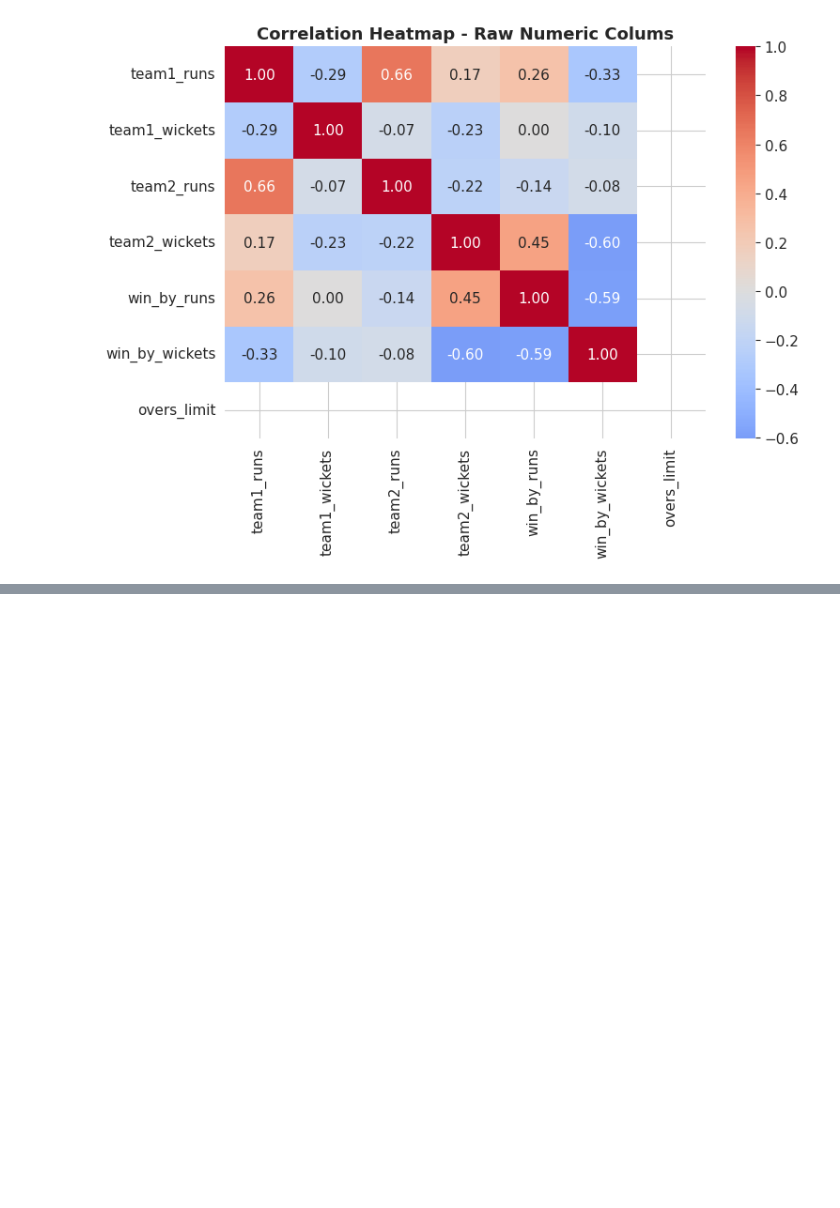
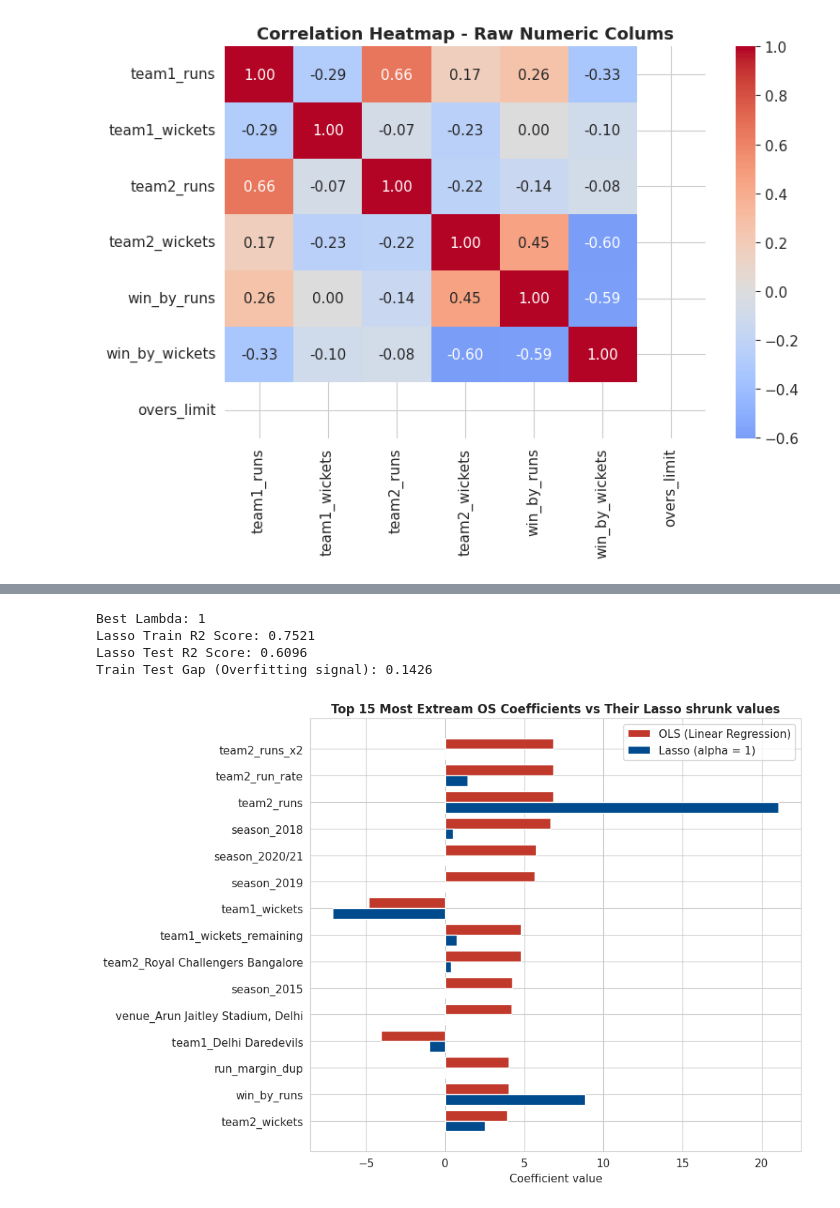
Before and after one commit to BhaveshJoshi934/RTR2020, a Jupyter notebook: LassoRegression.ipynb, the cells around one changed output, grey strips where cells are left out. Cells and saved outputs as stored; diff of their text form; code cells hidden in the pictures; blank space fills up the shorter version.

```diff
--- a/LassoRegression.ipynb
+++ b/LassoRegression.ipynb
@@ -83,0 +166,48 @@ plt.show()
+# %%
+lasso_best = Lasso(alpha=1)
+lasso_best.fit(X_train_s, y_train)
+
+lasso_train_r2 = r2_score(y_train, lasso_best.predict(X_train_s))
+lasso_test_r2 = r2_score(y_test, lasso_best.predict(X_test_s))
+lasso_gap = lasso_train_r2 - lasso_test_r2
+
+print(f"Best Lambda: {1}")
+print(f"Lasso Train R2 Score: {lasso_train_r2:.4f}")
+print(f"Lasso Test R2 Score: {lasso_test_r2:.4f}")
+print(f"Train Test Gap (Overfitting signal): {lasso_gap:.4f}")
+# %% [output]
+Best Lambda: 1
+Lasso Train R2 Score: 0.7521
+Lasso Test R2 Score: 0.6096
+Train Test Gap (Overfitting signal): 0.1426
+# %%
+coef_compare = pd.DataFrame({
+    "feature": X.columns,
+    "OLS_coef": lr.coef_,
+    "Lasso_coef": lasso_best.coef_
+})
+coef_compare["OLS_abs"] = coef_compare["OLS_coef"].abs()
+top_unstable = coef_compare.sort_values("OLS_abs", ascending=False).head(15)
+
+fig, ax = plt.subplots(figsize=(10,7))
+y_pos = np.arange(len(top_unstable))
+ax.barh(y_pos - 0.2, top_unstable["OLS_coef"], height=0.4, color=MI_RED, label="OLS (Linear Regression)")
+ax.barh(y_pos + 0.2, top_unstable["Lasso_coef"], height=0.4, color=MI_NAVY, label="Lasso (alpha = 1)")
+ax.set_yticks(y_pos)
+ax.set_yticklabels(top_unstable["feature"])
+ax.set_xlabel("Coefficient value")
+ax.set_title("Top 15 Most Extream OS Coefficients vs Their Lasso shrunk values", fontsize=12, fontweight="bold")
+ax.legend()
+ax.invert_yaxis()
+plt.tight_layout()
+plt.show()
+
+# print(f"Mean coefficient -> OLS:
+# {coef_compare['OLS_coef'].abs().mean():.3f}  Lasso:
+# {coef_compare['Lasso_coef'].abs().mean():.3f}")
+
+# print(f"Mean coefficient -> OLS:
+# {coef_compare['OLS_coef'].abs().max():.3f}  Lasso:
+# {coef_compare['Lasso_coef'].abs().max():.3f}")
+# %% [output]
+[figure, added]
```
Also changed, not shown: parts of 7 cells of this notebook.
